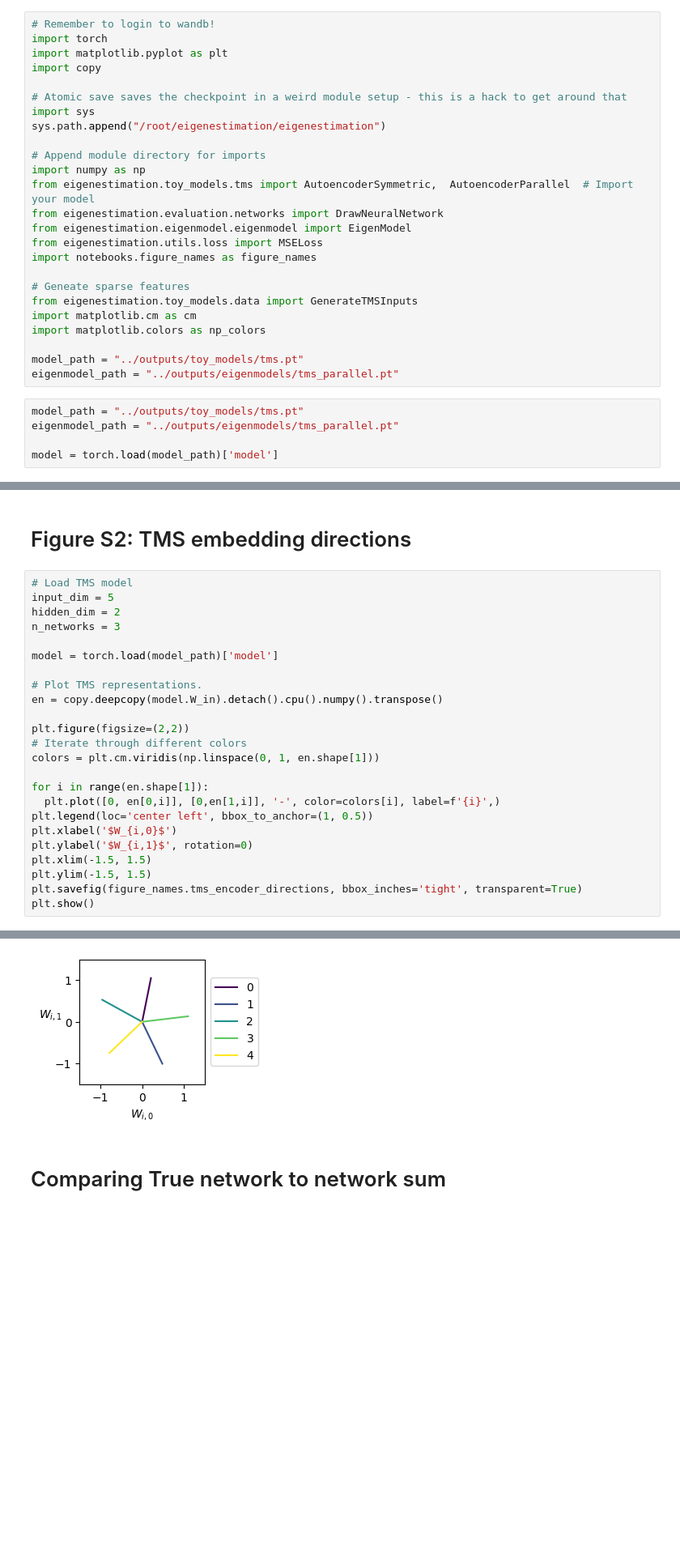
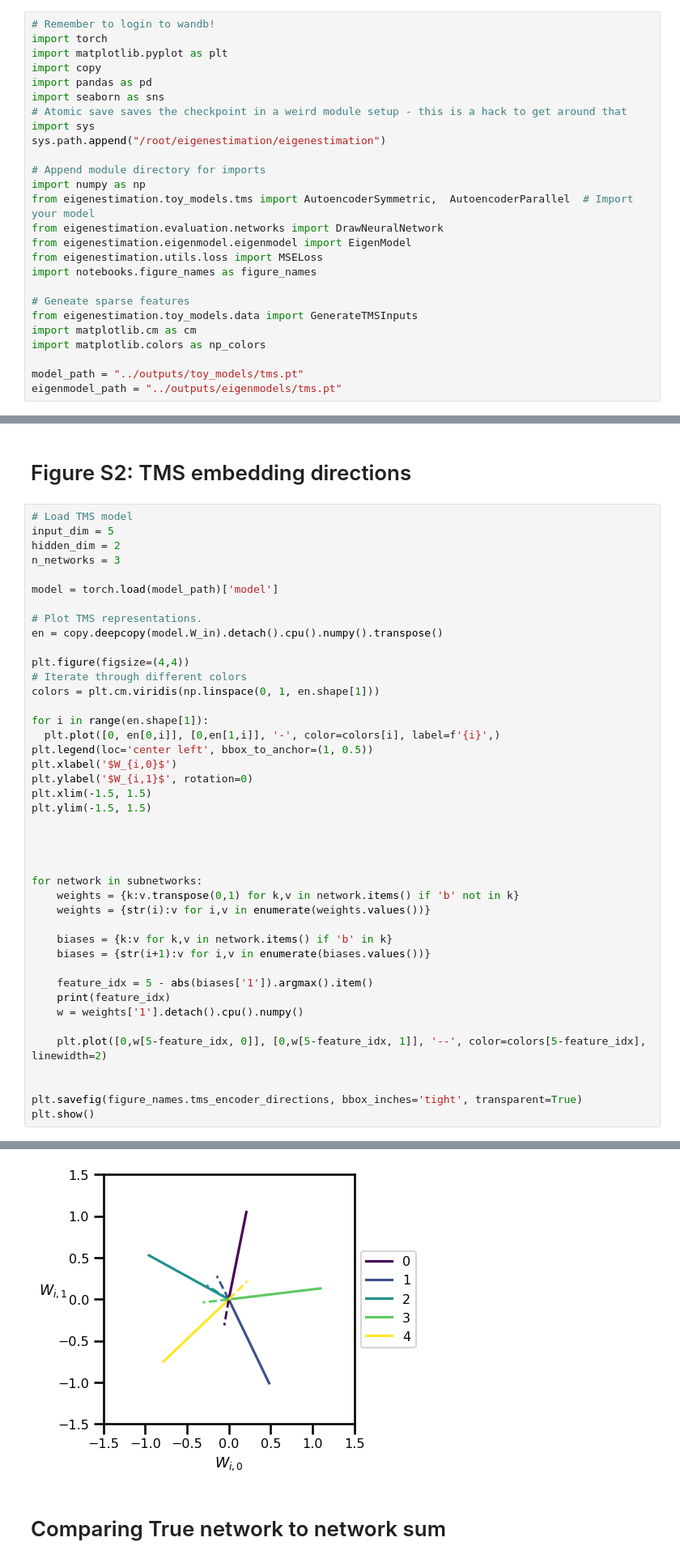
Before and after one commit to briannachrisman/eigenestimation, a Jupyter notebook: notebooks/tm1_tms.ipynb, the cells around one changed output, grey strips where cells are left out. Shown: that part at 81% size. Saved outputs shown, nothing was run; the diff lists cells and outputs as text; blank space fills up the shorter version.

Commit message:
updating some figures

```diff
--- a/notebooks/tm1_tms.ipynb
+++ b/notebooks/tm1_tms.ipynb
@@ -10,7 +12,8 @@
 import torch
 import matplotlib.pyplot as plt
 import copy
-
+import pandas as pd
+import seaborn as sns
 # Atomic save saves the checkpoint in a weird module setup - this is a hack to get around that
 import sys
 sys.path.append("/root/eigenestimation/eigenestimation")
@@ -29,9 +32,4 @@ import matplotlib.cm as cm
 import matplotlib.colors as np_colors
 
 model_path = "../outputs/toy_models/tms.pt"
-eigenmodel_path = "../outputs/eigenmodels/tms_parallel.pt"
+eigenmodel_path = "../outputs/eigenmodels/tms.pt"
-# %%
-model_path = "../outputs/toy_models/tms.pt"
-eigenmodel_path = "../outputs/eigenmodels/tms_parallel.pt"
-
-model = torch.load(model_path)['model']
@@ -48,7 +50,7 @@ model = torch.load(model_path)['model']
 # Plot TMS representations.
 en = copy.deepcopy(model.W_in).detach().cpu().numpy().transpose()
 
-plt.figure(figsize=(2,2))
+plt.figure(figsize=(4,4))
 # Iterate through different colors
 colors = plt.cm.viridis(np.linspace(0, 1, en.shape[1]))
 
@@ -59,6 +61,24 @@ plt.xlabel('$W_{i,0}$')
 plt.ylabel('$W_{i,1}$', rotation=0)
 plt.xlim(-1.5, 1.5)
 plt.ylim(-1.5, 1.5)
+
+
+
+
+for network in subnetworks:
+    weights = {k:v.transpose(0,1) for k,v in network.items() if 'b' not in k}
+    weights = {str(i):v for i,v in enumerate(weights.values())}
+
+    biases = {k:v for k,v in network.items() if 'b' in k}
+    biases = {str(i+1):v for i,v in enumerate(biases.values())}
+
+    feature_idx = 5 - abs(biases['1']).argmax().item()
+    print(feature_idx)
+    w = weights['1'].detach().cpu().numpy()
+
+    plt.plot([0,w[5-feature_idx, 0]], [0,w[5-feature_idx, 1]], '--', color=colors[5-feature_idx], linewidth=2)
+
+
 plt.savefig(figure_names.tms_encoder_directions, bbox_inches='tight', transparent=True)
 plt.show()
 # %% [output]
@@ -65,4 +90,4 @@ plt.show()
-[figure, old version]
+[figure, new version]
 # %% [markdown]
 # Comparing True network to network sum
 # %%
```
Also changed, not shown: parts of 12 cells of this notebook, 45 other files.
